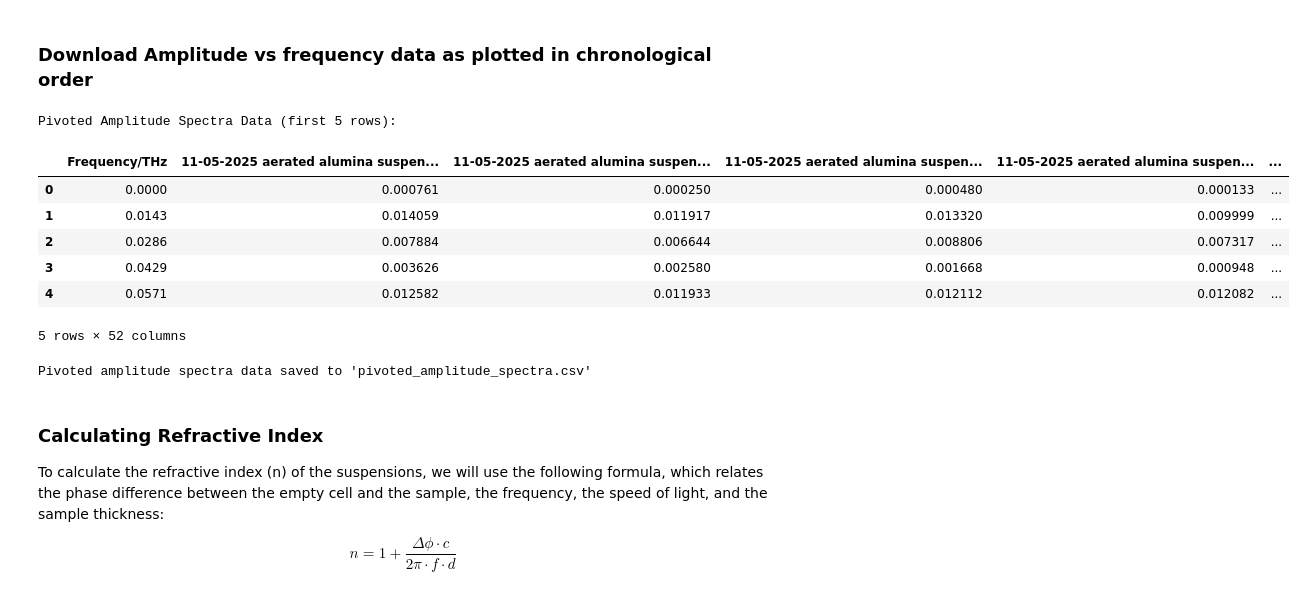
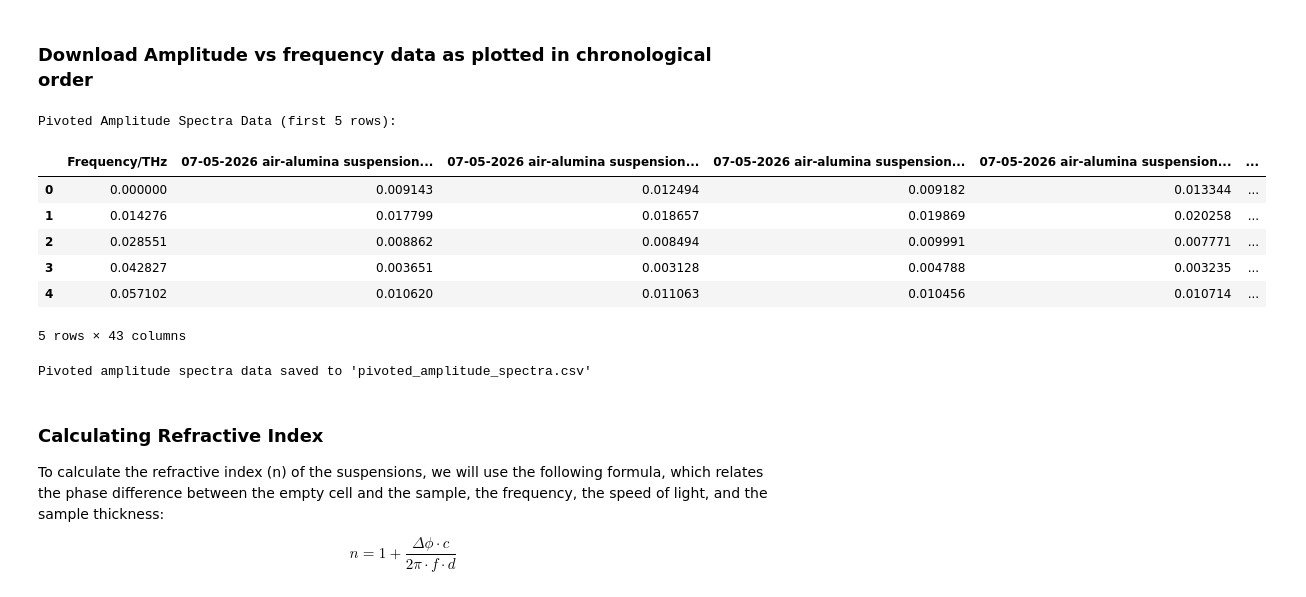
Before and after one commit to reehabjahangir3-coder/THzScattering, a Jupyter notebook: THzResonances_batchprocessing.ipynb, the cells around one changed output. Saved outputs shown, nothing was run; the diff lists cells and outputs as text; code cells hidden in the pictures.

```diff
--- a/THzResonances_batchprocessing.ipynb
+++ b/THzResonances_batchprocessing.ipynb
@@ -58,7 +63,7 @@ import re
 import os
 
 #Change directory as needed
-directory = '/content/1x0/'
+directory = '/content/0x50'
 
 # Define a more flexible pattern for suspension files and empty cell files
 # This pattern extracts the time part (HH_MM_SS) from filenames for sorting
@@ -137,7 +142,12 @@ for i, filepath in enumerate(sorted_spectr_filepaths):
     else:
         label = filename.replace('.spectr.csv', '')
 
-    plt.plot(df_filtered['Frequency/THz'], df_filtered['Amplitude rel.'], color=colors[i])
+    # Determine the correct amplitude column name
+    amplitude_column = 'Amplitude rel.'
+    if amplitude_column not in df_filtered.columns:
+        amplitude_column = 'Amplitude'
+
+    plt.plot(df_filtered['Frequency/THz'], df_filtered[amplitude_column], color=colors[i], label=label)
 
 plt.xlabel('Frequency/THz')
 plt.ylabel('Amplitude rel.')
@@ -153,39 +163,45 @@ plt.show()
 # %%
 amplitude_dfs_for_pivot = []
 
 for filepath in sorted_spectr_filepaths[1:]: # Skip the empty cell file
     df_suspension = pd.read_csv(filepath)
     df_suspension.columns = df_suspension.columns.str.strip()
 
     # Convert Frequency from GHz to THz and filter up to 5 THz
     df_suspension['Frequency/THz'] = df_suspension['Frequency/GHz'] / 1000
     df_filtered_amplitude = df_suspension[df_suspension['Frequency/THz'] <= 5].copy()
 
     filename = os.path.basename(filepath)
-    df_temp = df_filtered_amplitude[['Frequency/THz', 'Amplitude rel.']].copy()
+
+    # Determine the correct amplitude column name
+    amplitude_col_name_for_df = 'Amplitude rel.'
+    if amplitude_col_name_for_df not in df_filtered_amplitude.columns:
+        amplitude_col_name_for_df = 'Amplitude'
+
+    df_temp = df_filtered_amplitude[['Frequency/THz', amplitude_col_name_for_df]].copy()
     df_temp = df_temp.set_index('Frequency/THz')
-    df_temp.rename(columns={'Amplitude rel.': filename}, inplace=True)
+    df_temp.rename(columns={amplitude_col_name_for_df: filename}, inplace=True)
     amplitude_dfs_for_pivot.append(df_temp)
 
 if amplitude_dfs_for_pivot:
     pivoted_amplitude_spectra_df = pd.concat(amplitude_dfs_for_pivot, axis=1, join='outer')
     pivoted_amplitude_spectra_df = pivoted_amplitude_spectra_df.reset_index() # Bring Frequency/THz back as a column
     print("Pivoted Amplitude Spectra Data (first 5 rows):\n")
     display(pivoted_amplitude_spectra_df.head())
     output_amp_csv_path = 'pivoted_amplitude_spectra.csv'
     pivoted_amplitude_spectra_df.to_csv(output_amp_csv_path, index=False)
     print(f"\nPivoted amplitude spectra data saved to '{output_amp_csv_path}'")
 else:
     print("No amplitude spectra data to pivot.")
 # %% [output]
 Pivoted Amplitude Spectra Data (first 5 rows):
-|  | Frequency/THz | 11-05-2025 aerated alumina suspen... | 11-05-2025 aerated alumina suspen... | 11-05-2025 aerated alumina suspen... | 11-05-2025 aerated alumina suspen... | ... |
-| 0 | 0.0000 | 0.000761 | 0.000250 | 0.000480 | 0.000133 | ... |
-| 1 | 0.0143 | 0.014059 | 0.011917 | 0.013320 | 0.009999 | ... |
-| 2 | 0.0286 | 0.007884 | 0.006644 | 0.008806 | 0.007317 | ... |
-| 3 | 0.0429 | 0.003626 | 0.002580 | 0.001668 | 0.000948 | ... |
-| 4 | 0.0571 | 0.012582 | 0.011933 | 0.012112 | 0.012082 | ... |
+|  | Frequency/THz | 07-05-2026 air-alumina suspension... | 07-05-2026 air-alumina suspension... | 07-05-2026 air-alumina suspension... | 07-05-2026 air-alumina suspension... | ... |
+| 0 | 0.000000 | 0.009143 | 0.012494 | 0.009182 | 0.013344 | ... |
+| 1 | 0.014276 | 0.017799 | 0.018657 | 0.019869 | 0.020258 | ... |
+| 2 | 0.028551 | 0.008862 | 0.008494 | 0.009991 | 0.007771 | ... |
+| 3 | 0.042827 | 0.003651 | 0.003128 | 0.004788 | 0.003235 | ... |
+| 4 | 0.057102 | 0.010620 | 0.011063 | 0.010456 | 0.010714 | ... |
-5 rows × 52 columns
+5 rows × 43 columns
 Pivoted amplitude spectra data saved to 'pivoted_amplitude_spectra.csv'
 # %% [markdown]
 ### Calculating Refractive Index
```
Also changed, not shown: parts of 18 cells of this notebook.
